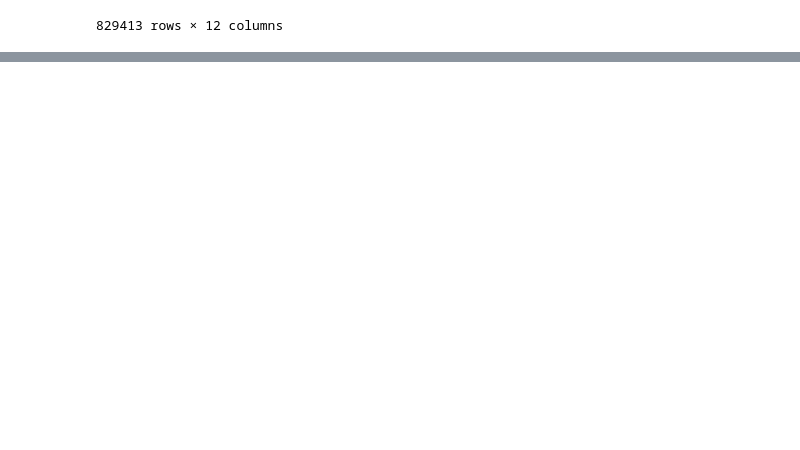
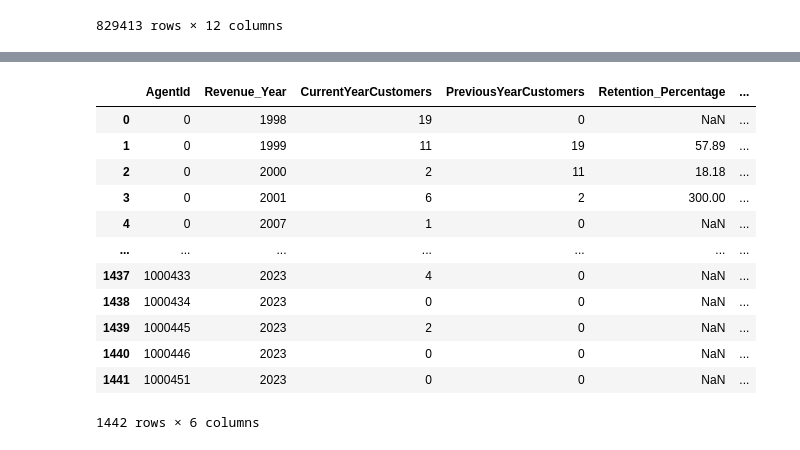
Before and after one commit to Fauziakhangs/DA-Project, a Jupyter notebook: DA Project.ipynb, the cells around one changed output, grey strips where cells are left out. Saved outputs shown, nothing was run; the diff lists cells and outputs as text; code cells hidden in the pictures; blank space fills up the shorter version.

```diff
--- a/DA Project.ipynb
+++ b/DA Project.ipynb
@@ -578,0 +727,16 @@ print(retention_df)
+# %%
+result4
+# %% [output]
+|  | AgentId | Revenue_Year | CurrentYearCustomers | PreviousYearCustomers | Retention_Percentage | ... |
+| 0 | 0 | 1998 | 19 | 0 | NaN | ... |
+| 1 | 0 | 1999 | 11 | 19 | 57.89 | ... |
+| 2 | 0 | 2000 | 2 | 11 | 18.18 | ... |
+| 3 | 0 | 2001 | 6 | 2 | 300.00 | ... |
+| 4 | 0 | 2007 | 1 | 0 | NaN | ... |
+| ... | ... | ... | ... | ... | ... | ... |
+| 1437 | 1000433 | 2023 | 4 | 0 | NaN | ... |
+| 1438 | 1000434 | 2023 | 0 | 0 | NaN | ... |
+| 1439 | 1000445 | 2023 | 2 | 0 | NaN | ... |
+| 1440 | 1000446 | 2023 | 0 | 0 | NaN | ... |
+| 1441 | 1000451 | 2023 | 0 | 0 | NaN | ... |
+1442 rows × 6 columns
```
Also changed, not shown: parts of 45 cells of this notebook.
